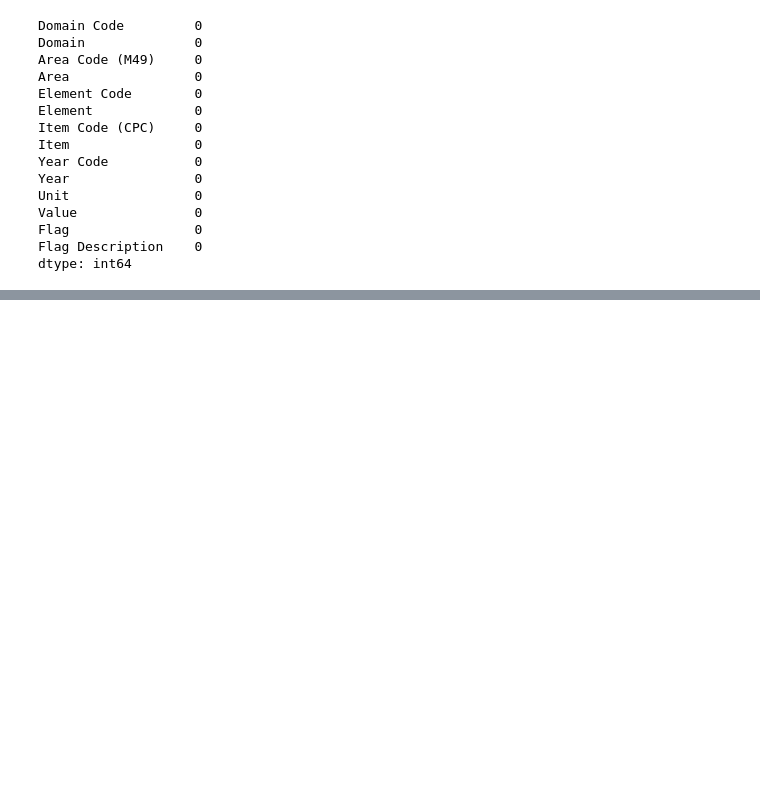
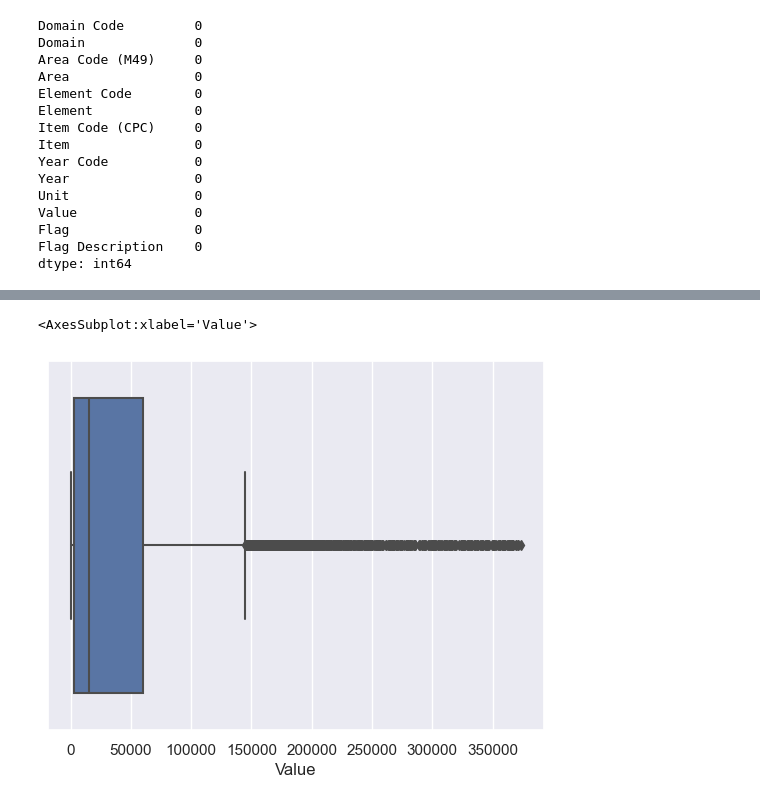
Before and after one commit to Alona-Aldushyna/CA_2, a Jupyter notebook: CA_2.ipynb, the cells around one changed output, grey strips where cells are left out. Drawn from its saved outputs; the diff is of its cells as text; code cells hidden in the pictures; blank space fills up the shorter version.

```diff
--- a/CA_2.ipynb
+++ b/CA_2.ipynb
@@ -166,0 +248,5 @@ dtype: int64
+# %%
+Q1 = df_ukraine.quantile(0.25)
+Q3 = df_ukraine.quantile(0.75)
+IQR = Q3-Q1
+print(IQR)
@@ -166,0 +264,3 @@ dtype: int64
+# %%
+df_ukraine = df_ukraine[~((df_ukraine < (Q1-1.5 * IQR)) |(df_ukraine > (Q3 + 1.5 * IQR))).any(axis=1)]
+df_ukraine.shape
@@ -166,0 +284,5 @@ dtype: int64
+# %%
+sns.boxplot(x=df_ukraine["Value"], whis=1.5)
+# %% [output]
+<AxesSubplot:xlabel='Value'>
+[figure, added]
```
Also changed, not shown: parts of 44 cells of this notebook, 2 other files.
